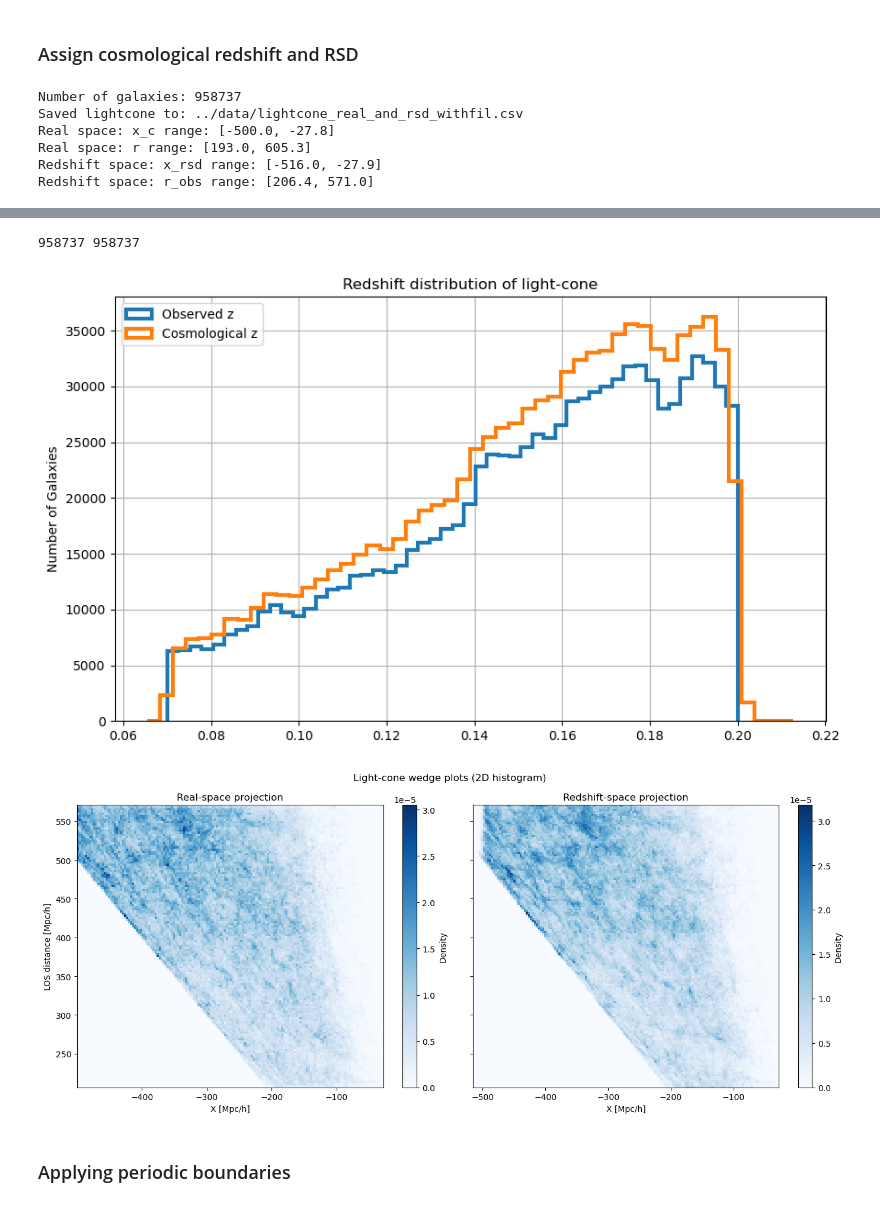
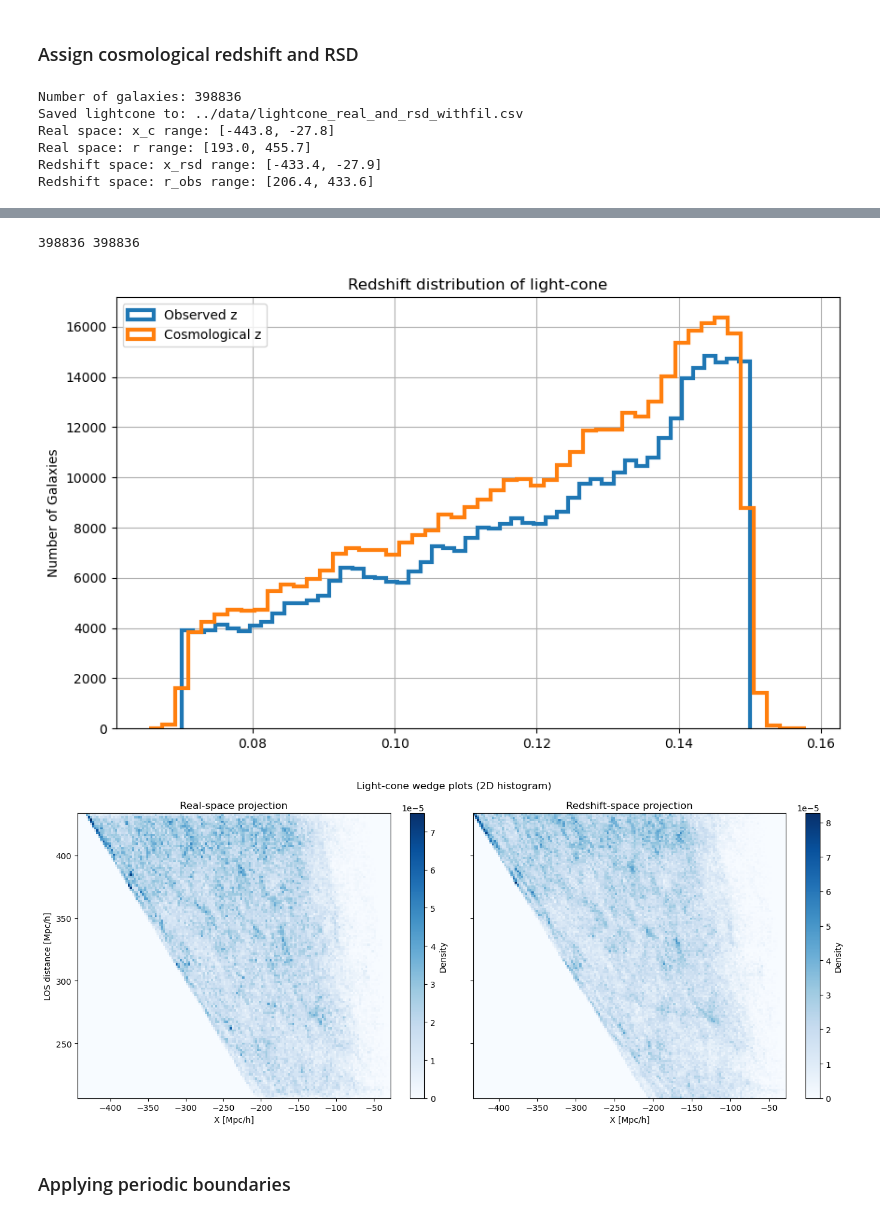
Before and after one commit to FedeDavilaKurban/filbao-md, a Jupyter notebook: lightcone_testing.ipynb, the cells around one changed output, grey strips where cells are left out. Cells and saved outputs as stored; diff of their text form; code cells hidden in the pictures.

```diff
--- a/lightcone_testing.ipynb
+++ b/lightcone_testing.ipynb
@@ -228,7 +228,7 @@ dec_rad = np.radians(dec)
 # 5. Cosmology: distance -> redshift
 # ============================================================
 
-cosmo = FlatLambdaCDM(H0=100, Om0=0.3089)
+cosmo = FlatLambdaCDM(H0=67.8, Om0=0.307)
 
 z_grid = np.linspace(0, 1, 1000)
 r_grid = cosmo.comoving_distance(z_grid).value
@@ -448,6 +448,9 @@ import healpy as hp
 import matplotlib.pyplot as plt
 from astropy.cosmology import FlatLambdaCDM
 from scipy.interpolate import interp1d
+
+h = 1
+Om0 = 0.31
 
 # ============================================================
 # 1. Build angular mask from random catalog (chunked)
@@ -493,7 +496,7 @@ else:
 # We'll need to slice it per chunk. We'll keep an index counter.
 
 # Cosmology
-cosmo = FlatLambdaCDM(H0=100, Om0=0.3089)
+cosmo = FlatLambdaCDM(H0=h*100, Om0=Om0)
 z_grid = np.linspace(0, 1, 1000)
 r_grid = cosmo.comoving_distance(z_grid).value
 r_to_z = interp1d(r_grid, z_grid, bounds_error=False, fill_value="extrapolate")
@@ -546,10 +549,10 @@ for chunk in pd.read_csv("../data/to_mock.csv",
     ny = y_c / r
     nz = z_c / r
     v_los = vx * nx + vy * ny + vz * nz
-    z_obs = z_cosmo + v_los / c
+    z_obs = z_cosmo + (1 + z_cosmo) * v_los / c
 
     # Redshift + magnitude cut
-    mask_z_mag = (z_obs > 0.05) & (z_obs < 0.25) & (mag_r < -20.5)
+    mask_z_mag = (z_obs > 0.05) & (z_obs < 0.2) & (mag_r < -20.5)
 
     # Apply this cut now to reduce data size
     if not np.any(mask_z_mag):
@@ -637,7 +640,7 @@ if not survivors:
 
 out_df = pd.concat(survivors, ignore_index=True)
 # final redshift cut
-out_df = out_df[(out_df['z_obs'] > 0.07) & (out_df['z_obs'] < 0.2)]
+out_df = out_df[(out_df['z_obs'] > 0.07) & (out_df['z_obs'] < 0.15)]
 print(f"Number of galaxies: {len(out_df)}")
 
 # ============================================================
@@ -727,9 +730,9 @@ plt.tight_layout()
 plt.savefig("../plots/lightcone_wedge_plots.png", dpi=100)
 plt.show()
 # %% [output]
-Number of galaxies: 958737
+Number of galaxies: 398836
 Saved lightcone to: ../data/lightcone_real_and_rsd_withfil.csv
-Real space: x_c range: [-500.0, -27.8]
-Real space: r range: [193.0, 605.3]
-Redshift space: x_rsd range: [-516.0, -27.9]
-Redshift space: r_obs range: [206.4, 571.0]
+Real space: x_c range: [-443.8, -27.8]
+Real space: r range: [193.0, 455.7]
+Redshift space: x_rsd range: [-433.4, -27.9]
+Redshift space: r_obs range: [206.4, 433.6]
@@ -737,6 +740,6 @@ Redshift space: r_obs range: [206.4, 571.0]
-958737 958737
+398836 398836
-[figure, old version]
+[figure, new version]
-[figure, old version]
+[figure, new version]
 # %% [markdown]
 ### Applying periodic boundaries
 # %%
```
Also changed, not shown: parts of 2 cells of this notebook, 2 other files.
